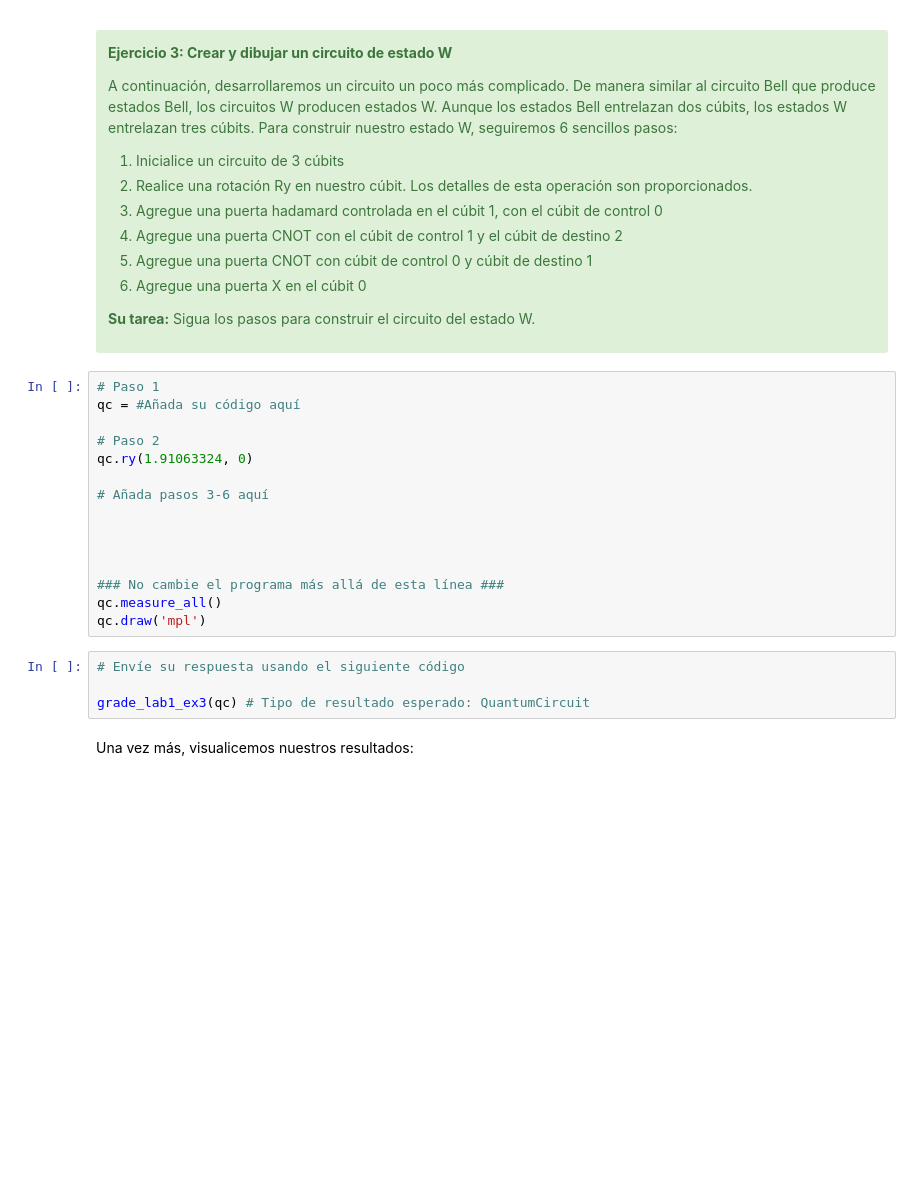
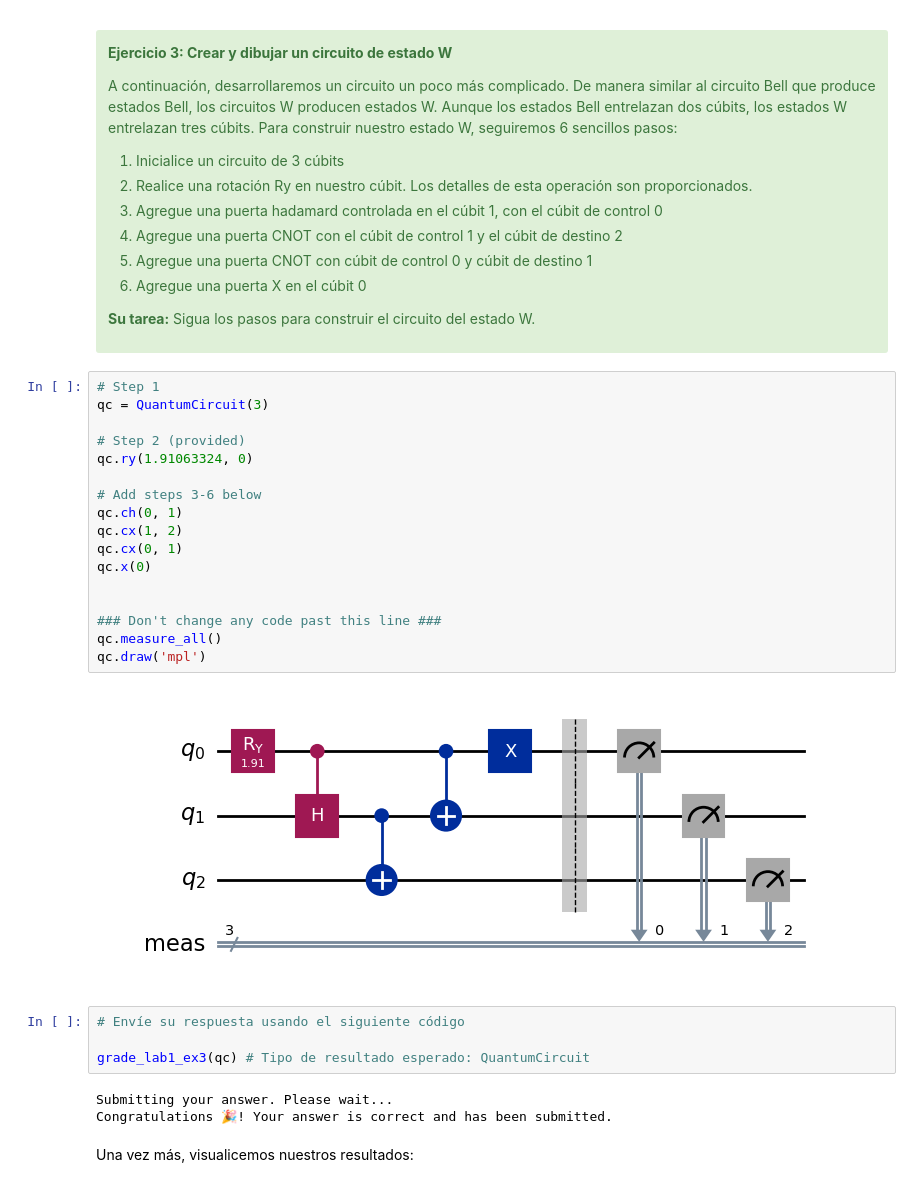
Before and after one commit to qiskit-community/ibm-quantum-challenge-2024, a Jupyter notebook: content/lab_1/lab-1-es.ipynb, the cells around one changed output. Cells and saved outputs as stored; diff of their text form; blank space fills up the shorter version.

```diff
--- a/content/lab_1/lab-1-es.ipynb
+++ b/content/lab_1/lab-1-es.ipynb
@@ -174,24 +211,31 @@ Para construir nuestro estado W, seguiremos 6 sencillos pasos:
 
 </div>
 # %%
-# Paso 1
-qc = #Añada su código aquí
+# Step 1
+qc = QuantumCircuit(3)
 
-# Paso 2
+# Step 2 (provided)
 qc.ry(1.91063324, 0)
 
-# Añada pasos 3-6 aquí
+# Add steps 3-6 below
+qc.ch(0, 1)
+qc.cx(1, 2)
+qc.cx(0, 1)
+qc.x(0)
 
 
-
-
-### No cambie el programa más allá de esta línea ###
+### Don't change any code past this line ###
 qc.measure_all()
 qc.draw('mpl')
+# %% [output]
+[figure, added]
 # %%
 # Envíe su respuesta usando el siguiente código
 
 grade_lab1_ex3(qc) # Tipo de resultado esperado: QuantumCircuit
+# %% [output]
+Submitting your answer. Please wait...
+Congratulations 🎉! Your answer is correct and has been submitted.
 # %% [markdown]
 Una vez más, visualicemos nuestros resultados:
 # %%
```
Also changed, not shown: parts of 22 cells of this notebook, 3 other files.
